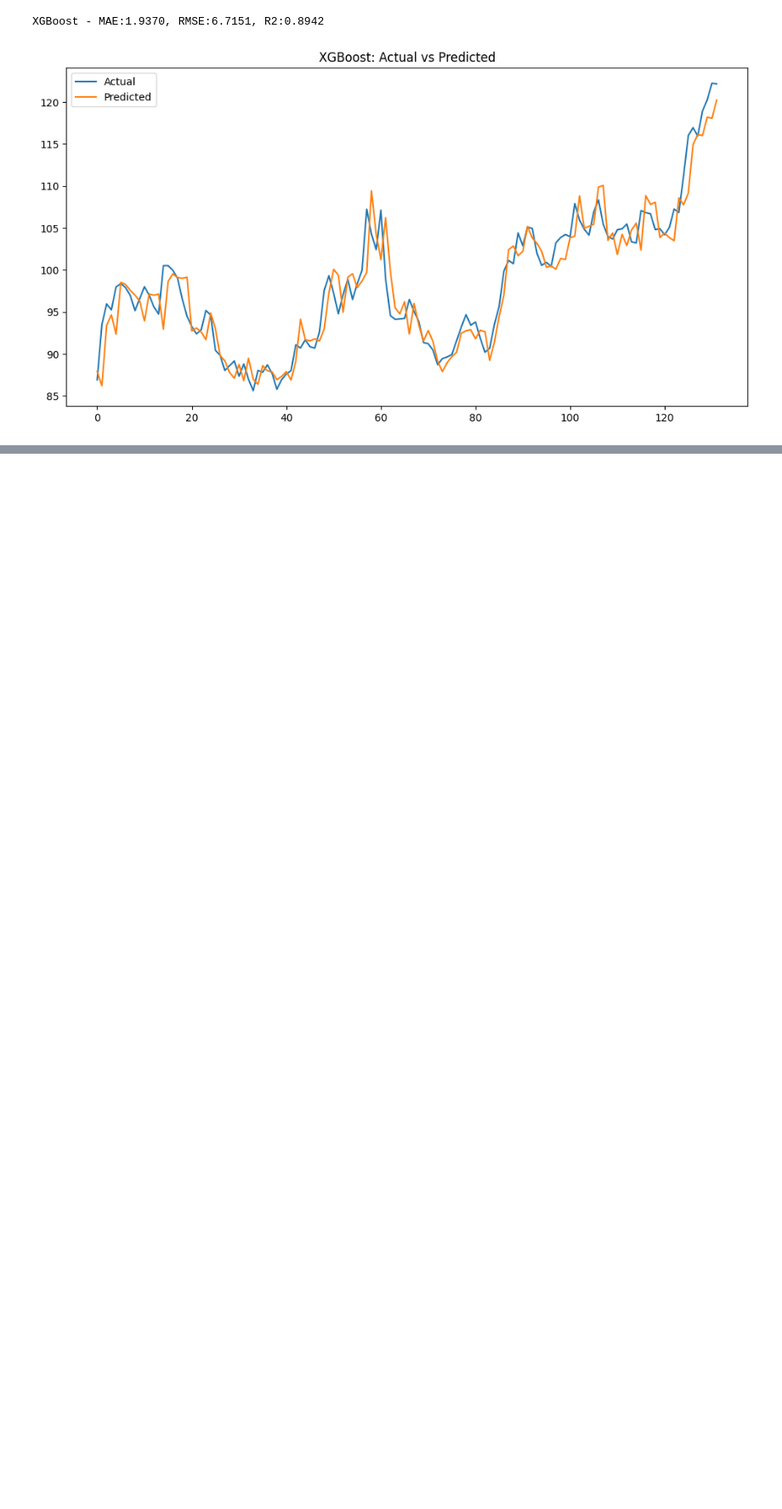
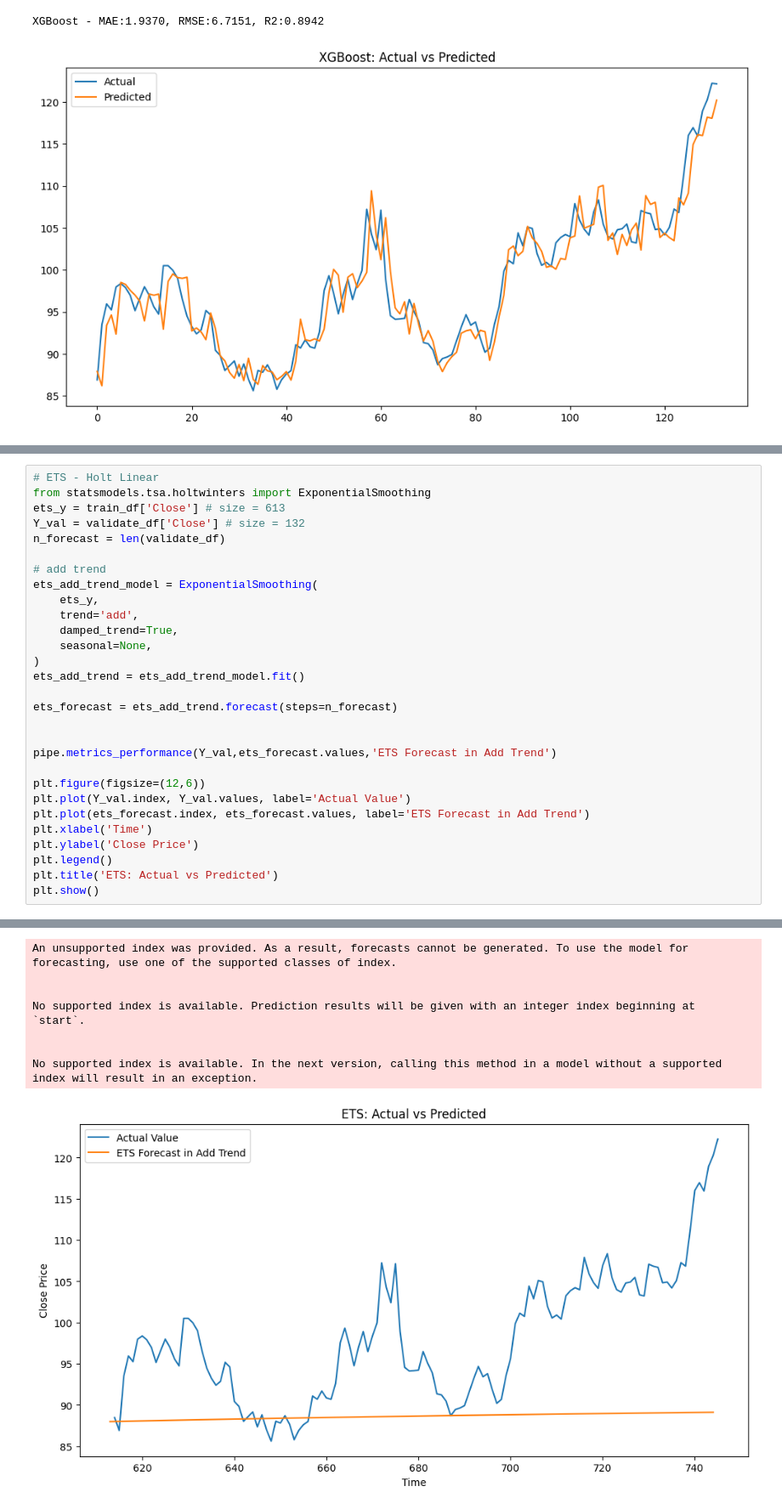
Before and after one commit to WillieBam/GoogleStock, a Jupyter notebook: GoogleStocksPrediction.ipynb, the cells around one changed output, grey strips where cells are left out. Shown at 85% size. Saved outputs shown, nothing was run; the diff lists cells and outputs as text; blank space fills up the shorter version.

Commit message:
ETS model added

```diff
--- a/GoogleStocksPrediction.ipynb
+++ b/GoogleStocksPrediction.ipynb
@@ -574,0 +579,30 @@ from statsmodels.tsa.holtwinters import ExponentialSmoothing
+# %%
+# ETS - Holt Linear
+from statsmodels.tsa.holtwinters import ExponentialSmoothing
+ets_y = train_df['Close'] # size = 613
+Y_val = validate_df['Close'] # size = 132
+n_forecast = len(validate_df)
+
+# add trend
+ets_add_trend_model = ExponentialSmoothing(
+    ets_y,
+    trend='add',
+    damped_trend=True,
+    seasonal=None,
+)
+ets_add_trend = ets_add_trend_model.fit()
+
+ets_forecast = ets_add_trend.forecast(steps=n_forecast)
+
+
+pipe.metrics_performance(Y_val,ets_forecast.values,'ETS Forecast in Add Trend')
+
+plt.figure(figsize=(12,6))
+plt.plot(Y_val.index, Y_val.values, label='Actual Value')
+plt.plot(ets_forecast.index, ets_forecast.values, label='ETS Forecast in Add Trend')
+plt.xlabel('Time')
+plt.ylabel('Close Price')
+plt.legend()
+plt.title('ETS: Actual vs Predicted')
+plt.show()
+# %% [output]
@@ -574,0 +610,8 @@ from statsmodels.tsa.holtwinters import ExponentialSmoothing
+An unsupported index was provided. As a result, forecasts cannot be generated. To use the model for forecasting, use one of the supported classes of index.
+
+
+No supported index is available. Prediction results will be given with an integer index beginning at `start`.
+
+
+No supported index is available. In the next version, calling this method in a model without a supported index will result in an exception.
+[figure, added]
```
Also changed, not shown: parts of 6 cells of this notebook.
